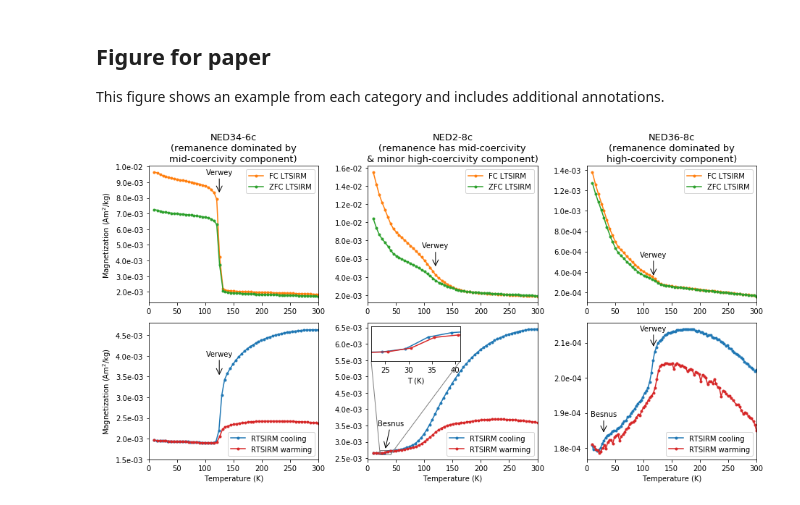
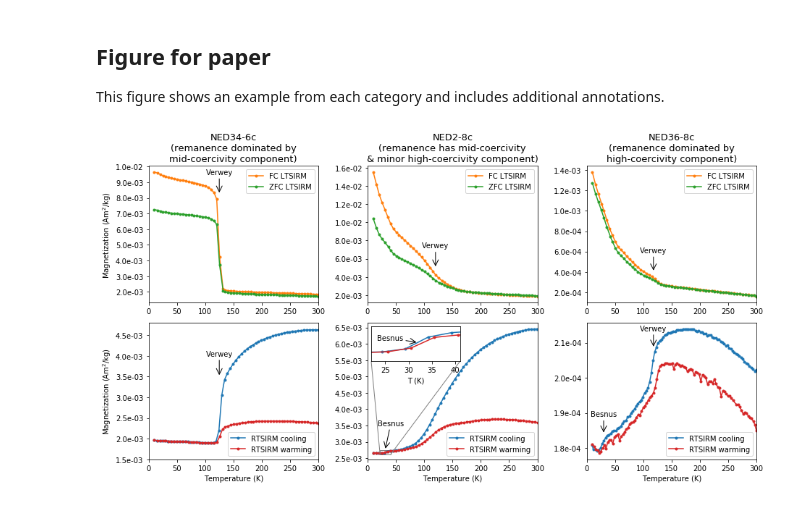
Before and after one commit to Swanson-Hysell-Group/2021_ECMB, a Jupyter notebook: code/ECMB_rockmag_analysis.ipynb, the cells around one changed output. Saved outputs shown, nothing was run; the diff lists cells and outputs as text; code cells hidden in the pictures.

```diff
--- a/code/ECMB_rockmag_analysis.ipynb
+++ b/code/ECMB_rockmag_analysis.ipynb
@@ -212,33 +212,35 @@ axins.set_ylim(y1, y2) # apply the y-limits
 plt.xlabel('T (K)')
 axins.yaxis.set_visible(False)
 mark_inset(ax5, axins, loc1=3, loc2=4, fc="none", ec="0.5")
+plt.annotate('Besnus', xy=(32, 2.69e-3),xytext=(26, 2.72e-3) ,
+horizontalalignment="center",verticalalignment="top",arrowprops=dict(arrowstyle='->',lw=1,mutation_scale=20))
 
 plt.subplot(2,3,3)
 plt.plot(NED36_8c_MPMS_FC['T [K]'],NED36_8c_MPMS_FC['M [Am2/kg]'],'.-',color='C1',label='FC LTSIRM')
 plt.plot(NED36_8c_MPMS_ZFC['T [K]'],NED36_8c_MPMS_ZFC['M [Am2/kg]'],'.-',color='C2',label='ZFC LTSIRM')
 plt.xlim(0,300)
 plt.gca().yaxis.set_major_formatter(mtick.FormatStrFormatter('%.1e'))
 plt.legend()
 plt.title('NED36-8c\n(remanence dominated by\nhigh-coercivity component)',fontsize=13)
 
-plt.annotate('Verwey', xy=(118, 0.35e-3),xytext=(118, 0.55e-3) ,
+plt.annotate('Verwey', xy=(118, 0.4e-3),xytext=(118, 0.59e-3) ,
 horizontalalignment="center",arrowprops=dict(arrowstyle='->',lw=1,mutation_scale=20))
 
 plt.subplot(2,3,6)
 plt.plot(NED36_8c_MPMS_RTSIRM_cool['T [K]'],NED36_8c_MPMS_RTSIRM_cool['M [Am2/kg]'],'.-',color='C0',label='RTSIRM cooling')
 plt.plot(NED36_8c_MPMS_RTSIRM_warm['T [K]'],NED36_8c_MPMS_RTSIRM_warm['M [Am2/kg]'],'.-',color='C3',label='RTSIRM warming')
 plt.xlim(0,300)
 plt.gca().yaxis.set_major_formatter(mtick.FormatStrFormatter('%.1e'))
 plt.xlabel('Temperature (K)')
 plt.legend(loc='lower right')
 plt.locator_params(axis='y', nbins=6)
 
 plt.annotate('Verwey', xy=(118, 2.085e-4),xytext=(118, 2.135e-4) ,
 horizontalalignment="center",arrowprops=dict(arrowstyle='->',lw=1,mutation_scale=20))
 plt.annotate('Besnus', xy=(30, 1.84e-4),xytext=(30, 1.89e-4) ,
 horizontalalignment="center",arrowprops=dict(arrowstyle='->',lw=1,mutation_scale=20))
 
 plt.tight_layout()
 plt.savefig('../Manuscript/Figures/MPMS_data.pdf')
 # %% [output]
-[figure, old version]
+[figure, new version]
```
Also changed, not shown: 2 other files.
